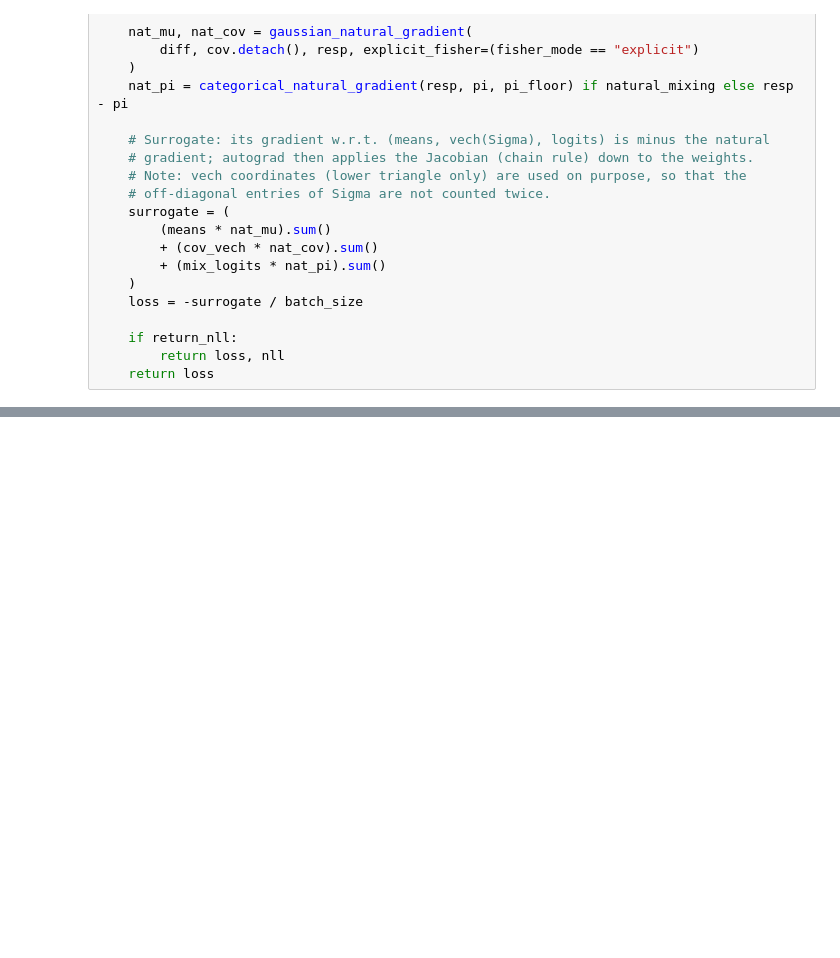
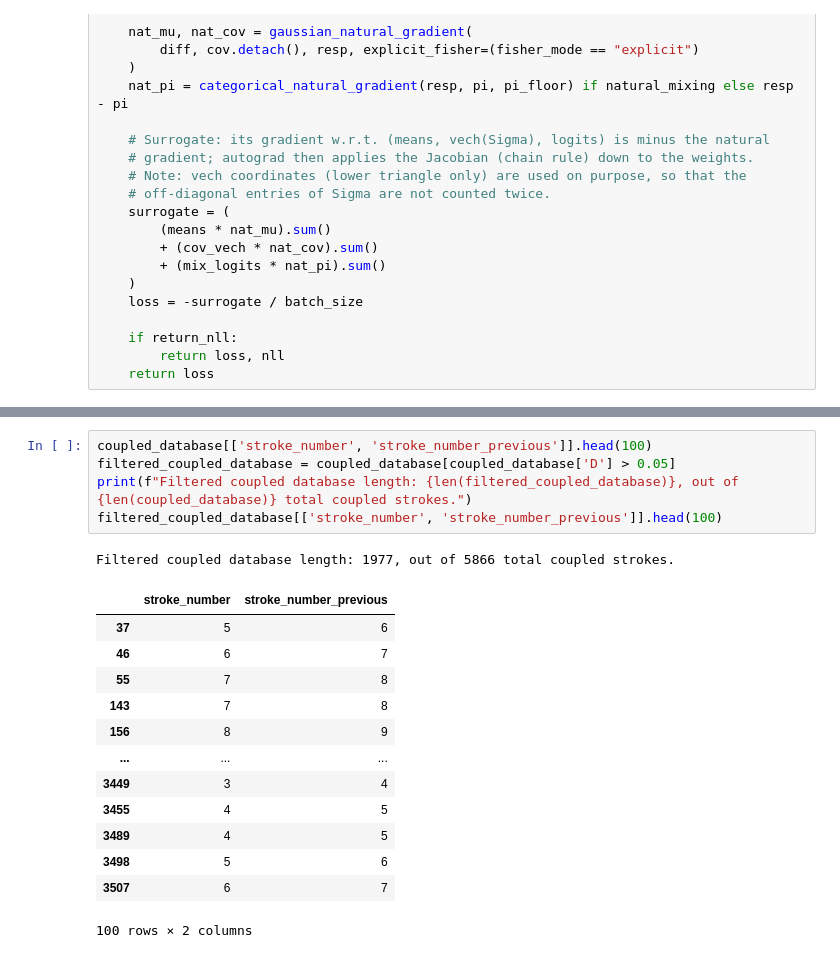
Before and after one commit to Dacu02/master_thesis_data_analysis, a Jupyter notebook: data/network/network.ipynb, the cells around one changed output, grey strips where cells are left out. Saved outputs shown, nothing was run; the diff lists cells and outputs as text; blank space fills up the shorter version.

```diff
--- a/data/network/network.ipynb
+++ b/data/network/network.ipynb
@@ -386,0 +715,20 @@ def ngem_loss(
+# %%
+coupled_database[['stroke_number', 'stroke_number_previous']].head(100)
+filtered_coupled_database = coupled_database[coupled_database['D'] > 0.05]
+print(f"Filtered coupled database length: {len(filtered_coupled_database)}, out of {len(coupled_database)} total coupled strokes.")
+filtered_coupled_database[['stroke_number', 'stroke_number_previous']].head(100)
+# %% [output]
+Filtered coupled database length: 1977, out of 5866 total coupled strokes.
+|  | stroke_number | stroke_number_previous |
+| 37 | 5 | 6 |
+| 46 | 6 | 7 |
+| 55 | 7 | 8 |
+| 143 | 7 | 8 |
+| 156 | 8 | 9 |
+| ... | ... | ... |
+| 3449 | 3 | 4 |
+| 3455 | 4 | 5 |
+| 3489 | 4 | 5 |
+| 3498 | 5 | 6 |
+| 3507 | 6 | 7 |
+100 rows × 2 columns
```
Also changed, not shown: parts of 33 cells of this notebook, 3 other files.
